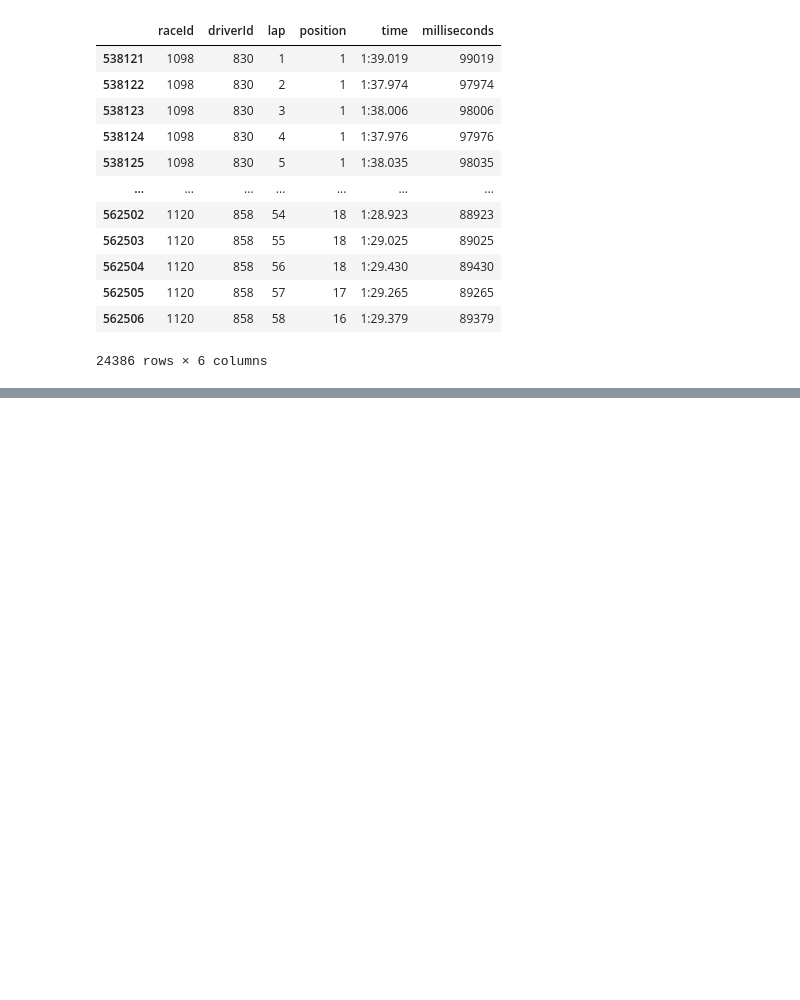
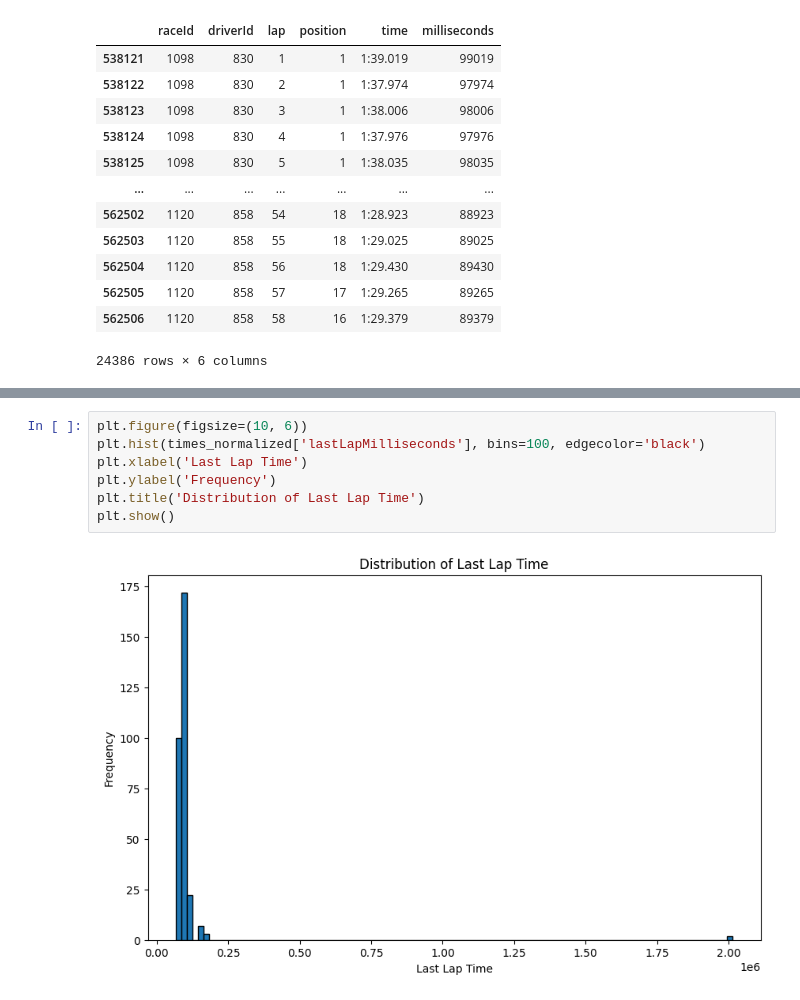
Before and after one commit to MichaelAngeloTheFirst/Formula1-Dataset-Exploration, a Jupyter notebook: f1_times.ipynb, the cells around one changed output, grey strips where cells are left out. Saved outputs shown, nothing was run; the diff lists cells and outputs as text; blank space fills up the shorter version.

```diff
--- a/f1_times.ipynb
+++ b/f1_times.ipynb
@@ -115,0 +158,9 @@ display(results_df)
+# %%
+plt.figure(figsize=(10, 6))
+plt.hist(times_normalized['lastLapMilliseconds'], bins=100, edgecolor='black')
+plt.xlabel('Last Lap Time')
+plt.ylabel('Frequency')
+plt.title('Distribution of Last Lap Time')
+plt.show()
+# %% [output]
+[figure, added]
```
Also changed, not shown: parts of 14 cells of this notebook.
